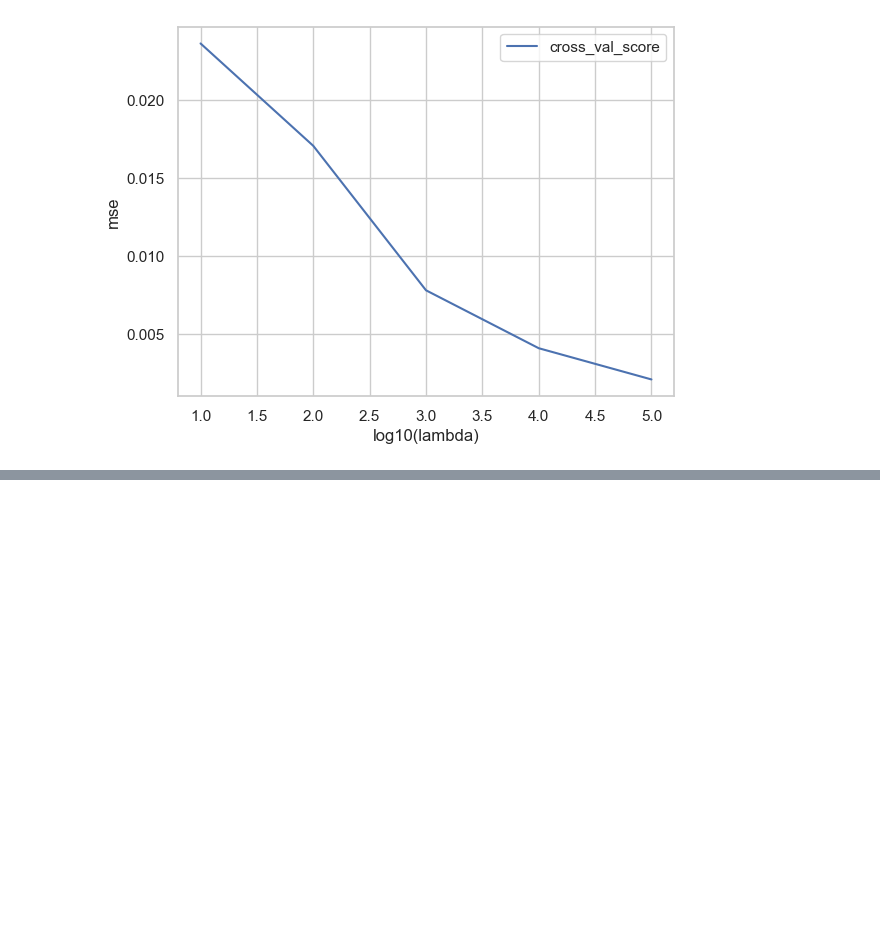
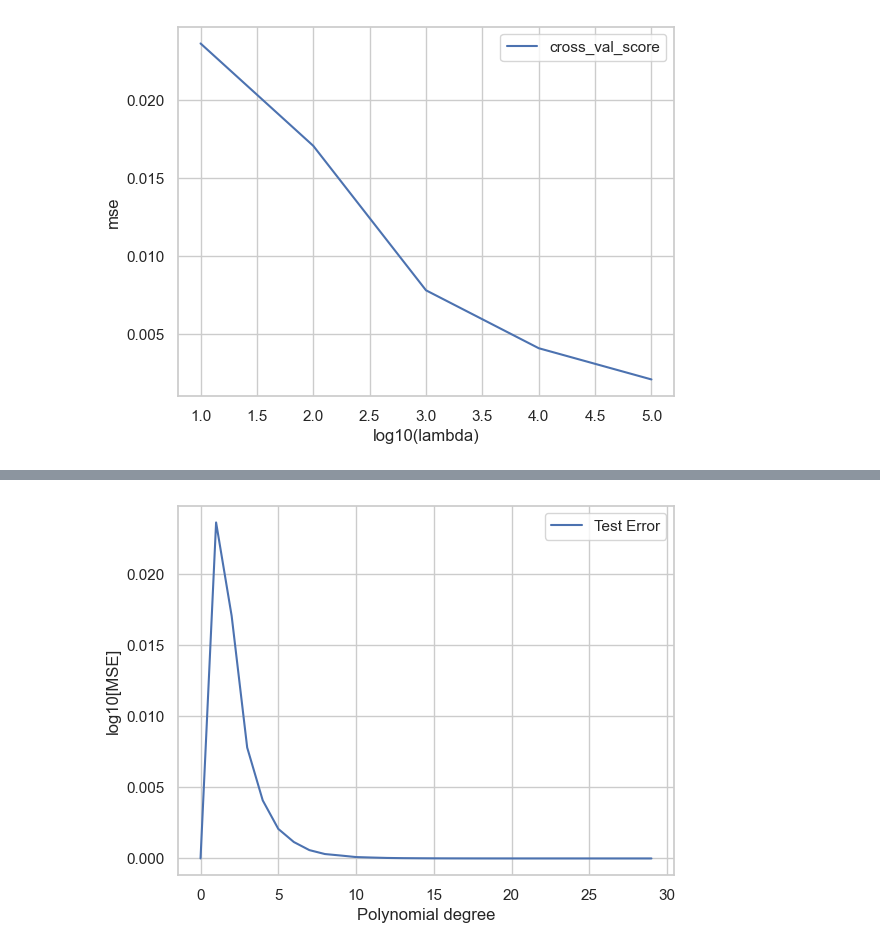
Before and after one commit to MariaFlyAway/Project1_FYS_STK, a Jupyter notebook: Exercises/cross_validation.ipynb, the cells around one changed output, grey strips where cells are left out. Saved outputs shown, nothing was run; the diff lists cells and outputs as text; code cells hidden in the pictures; blank space fills up the shorter version.

```diff
--- a/Exercises/cross_validation.ipynb
+++ b/Exercises/cross_validation.ipynb
@@ -290,0 +339,32 @@ plt.show()
+# %%
+Maxpolydegree = 30
+estimated_mse_sklearn = np.zeros(Maxpolydegree)
+polynomial = np.zeros(Maxpolydegree)
+k = 5
+kfold = KFold(n_splits = k)
+
+degrees = list(range(1,6))
+
+X = np.column_stack((x,y))
+X_train, X_test, z_train, z_test = train_test_split(X, z, test_size=0.2, random_state=3)
+
+for polydegree in range(1, Maxpolydegree):
+    pipeline = make_pipeline(
+        PolynomialFeatures(degree=polydegree),
+        StandardScaler()
+        )
+
+    model = LinearRegression()
+
+    X = pipeline.fit_transform(X_train)
+    polynomial[polydegree] = polydegree
+    estimated_mse_folds = cross_val_score(LinearRegression(), X, z_train, scoring='neg_mean_squared_error', cv=kfold)
+    estimated_mse_sklearn[polydegree] = np.mean(-estimated_mse_folds)
+
+plt.plot(polynomial, estimated_mse_sklearn, label='Test Error')
+plt.xlabel('Polynomial degree')
+plt.ylabel('log10[MSE]')
+plt.legend()
+plt.show()
+# %% [output]
+[figure, added]
```
Also changed, not shown: parts of 3 cells of this notebook.
